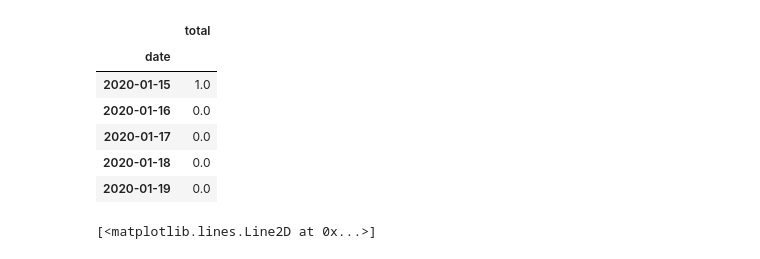
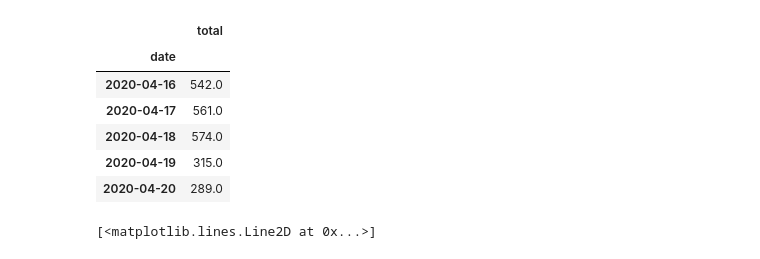
Before and after one commit to TatsukiSerizawa/COVID-19, a Jupyter notebook: SARIMA_all.ipynb, the cells around one changed output. Cells and saved outputs as stored; diff of their text form; code cells hidden in the pictures.

```diff
--- a/SARIMA_all.ipynb
+++ b/SARIMA_all.ipynb
@@ -11,15 +11,15 @@ import statsmodels.api as sm
 dateparse = lambda dates: pd.datetime.strptime(dates, '%Y-%m-%d')
 data = pd.read_csv('data/all_data.csv', index_col='date', date_parser=dateparse, dtype='float')
 # %%
-data.head()
+data.tail()
 # %% [output]
 |  | total |
 | date |  |
-| 2020-01-15 | 1.0 |
-| 2020-01-16 | 0.0 |
-| 2020-01-17 | 0.0 |
-| 2020-01-18 | 0.0 |
-| 2020-01-19 | 0.0 |
+| 2020-04-16 | 542.0 |
+| 2020-04-17 | 561.0 |
+| 2020-04-18 | 574.0 |
+| 2020-04-19 | 315.0 |
+| 2020-04-20 | 289.0 |
 # %%
 ts = data['total']
 # %%
```
Also changed, not shown: parts of 1 cell of this notebook.
